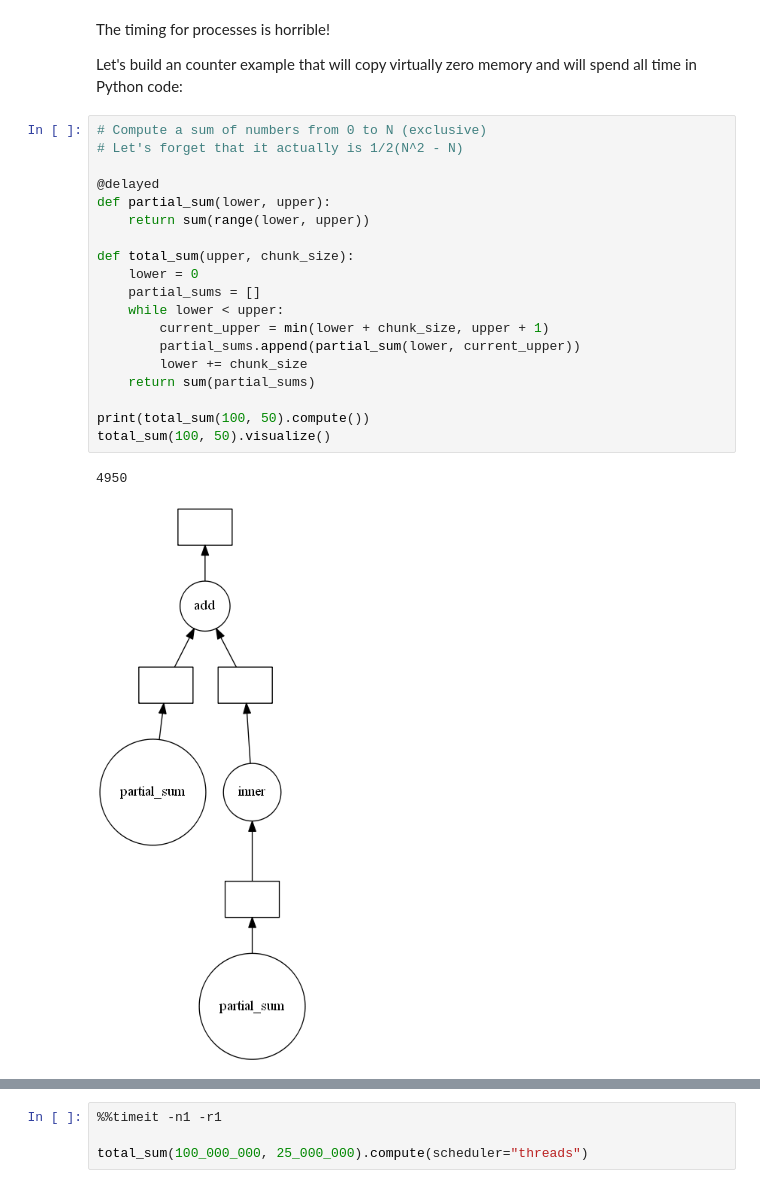
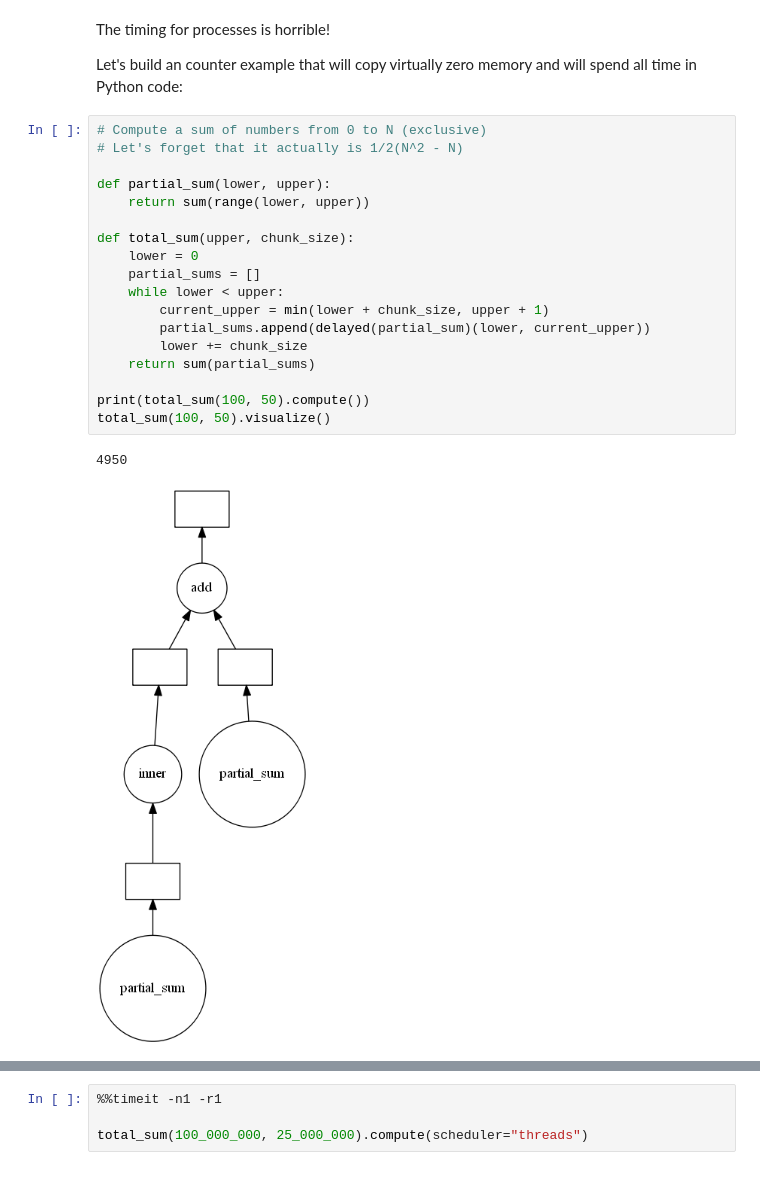
Before and after one commit to HiLASEPythonCourse/hilase-python-course-2021, a Jupyter notebook: 260_dask.ipynb, the cells around one changed output, grey strips where cells are left out. Drawn from its saved outputs; the diff is of its cells as text.

```diff
--- a/260_dask.ipynb
+++ b/260_dask.ipynb
@@ -214,25 +213,24 @@ Let's build an counter example that will copy virtually zero memory and will spe
 # %%
 # Compute a sum of numbers from 0 to N (exclusive)
 # Let's forget that it actually is 1/2(N^2 - N)
 
-@delayed
 def partial_sum(lower, upper):
     return sum(range(lower, upper))
 
 def total_sum(upper, chunk_size):
     lower = 0
     partial_sums = []
     while lower < upper:
         current_upper = min(lower + chunk_size, upper + 1)
-        partial_sums.append(partial_sum(lower, current_upper))
+        partial_sums.append(delayed(partial_sum)(lower, current_upper))
         lower += chunk_size
     return sum(partial_sums)
 
 print(total_sum(100, 50).compute())
 total_sum(100, 50).visualize()
 # %% [output]
 4950
-[figure, old version]
+[figure, new version]
 # %%
 %%timeit -n1 -r1
 
```
Also changed, not shown: parts of 52 cells of this notebook, 1 other file.
